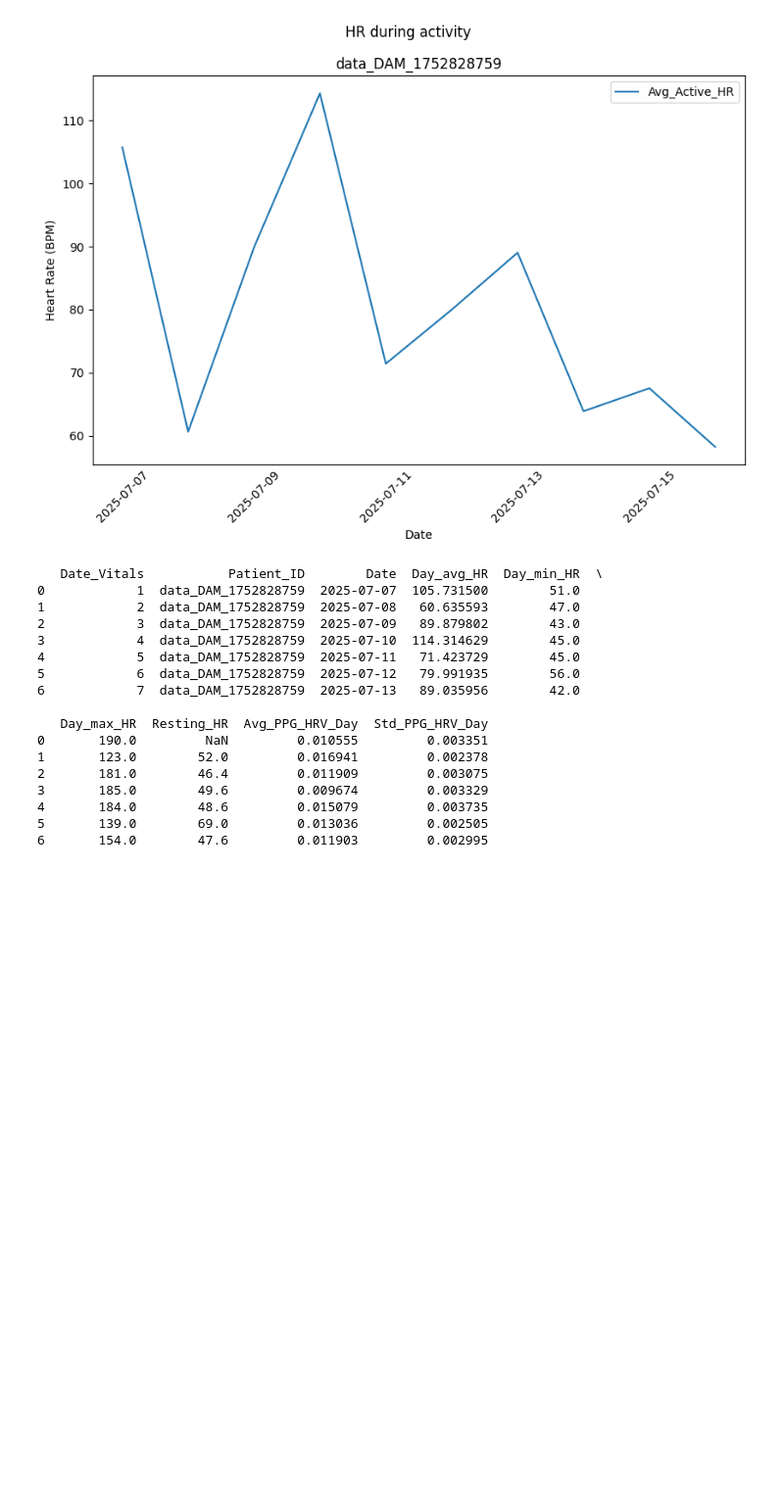
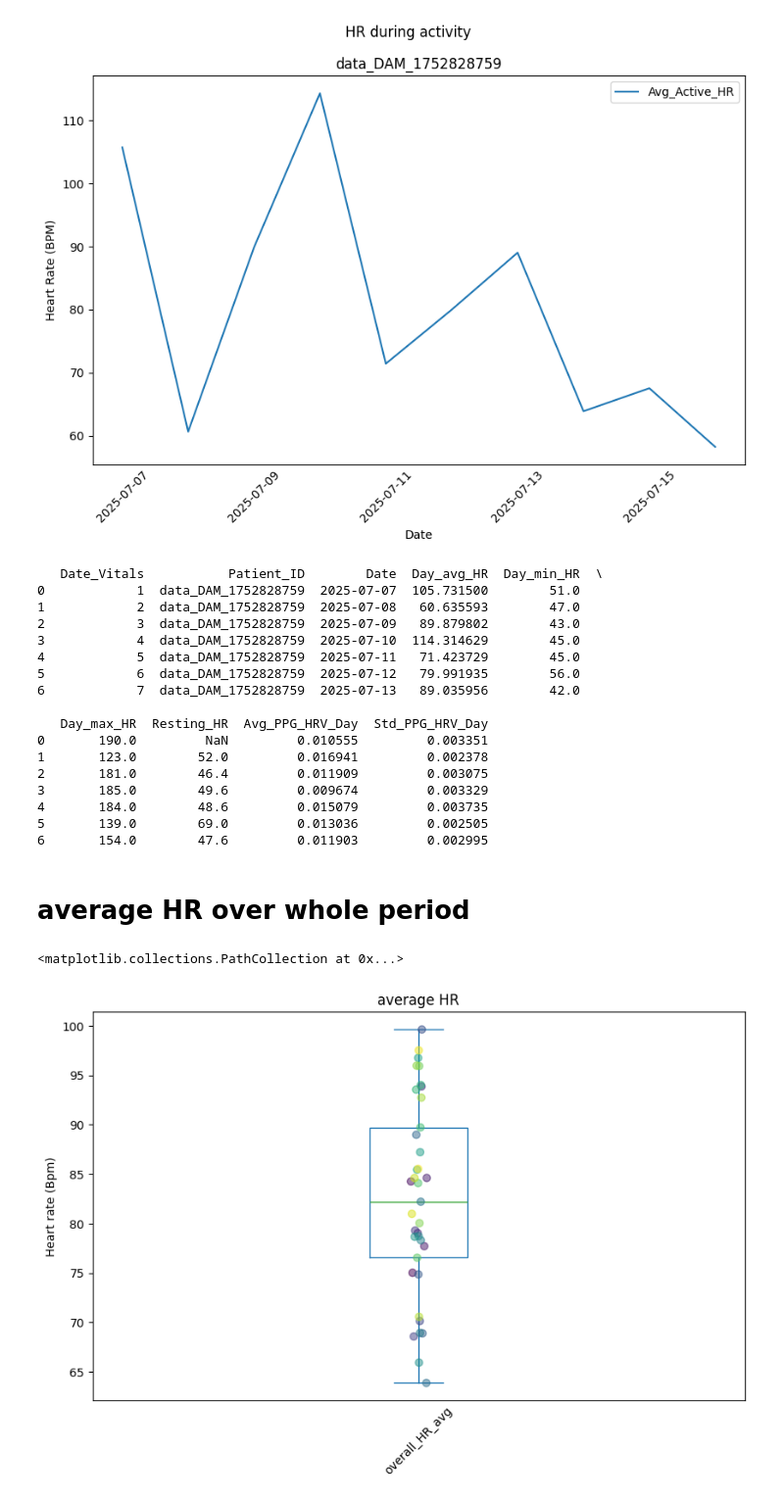
Before and after one commit to damianfrench/internship, a Jupyter notebook: Testing_metric_Calculations.ipynb, the cells around one changed output. Shown at 98% size. Cells and saved outputs as stored; diff of their text form; code cells hidden in the pictures; blank space fills up the shorter version.

```diff
--- a/Testing_metric_Calculations.ipynb
+++ b/Testing_metric_Calculations.ipynb
@@ -90,3 +90,25 @@ print(df)
 4       184.0        48.6         0.015079         0.003735
 5       139.0        69.0         0.013036         0.002505
 6       154.0        47.6         0.011903         0.002995
+# %% [markdown]
+# average HR over whole period
+# %%
+import sqlite3
+import pandas as pd
+import matplotlib.pyplot as plt
+import numpy as np
+db_name='patient_metrics.db'
+con=sqlite3.connect(db_name)
+cur=con.cursor()
+overall_avg_HR_data=cur.execute("SELECT overall_HR_avg,Patient_ID FROM Patients").fetchall()
+c=[description[0] for description in cur.description]
+df=pd.DataFrame(overall_avg_HR_data,columns=c)
+fig,ax=plt.subplots(figsize=(10,6))
+df.plot(kind='box',x=c[-1],y=c[:-1],ax=ax,ylabel='Heart rate (Bpm)',title='average HR')
+ax.tick_params(axis='x',labelrotation=45,length=0.1)
+jitter = np.random.normal(loc=0, scale=0.05, size=len(df['overall_HR_avg']))
+viridis=plt.colormaps['viridis']
+plt.scatter(np.ones_like(df['overall_HR_avg']) + jitter/10, df['overall_HR_avg'], alpha=0.5, c=np.arange(len(df['Patient_ID'])),cmap=viridis,zorder=3, s=40,label=c[-1])
+# %% [output]
+<matplotlib.collections.PathCollection at 0x...>
+[figure, added]
```
Also changed, not shown: parts of 2 cells of this notebook, 1 other file.
